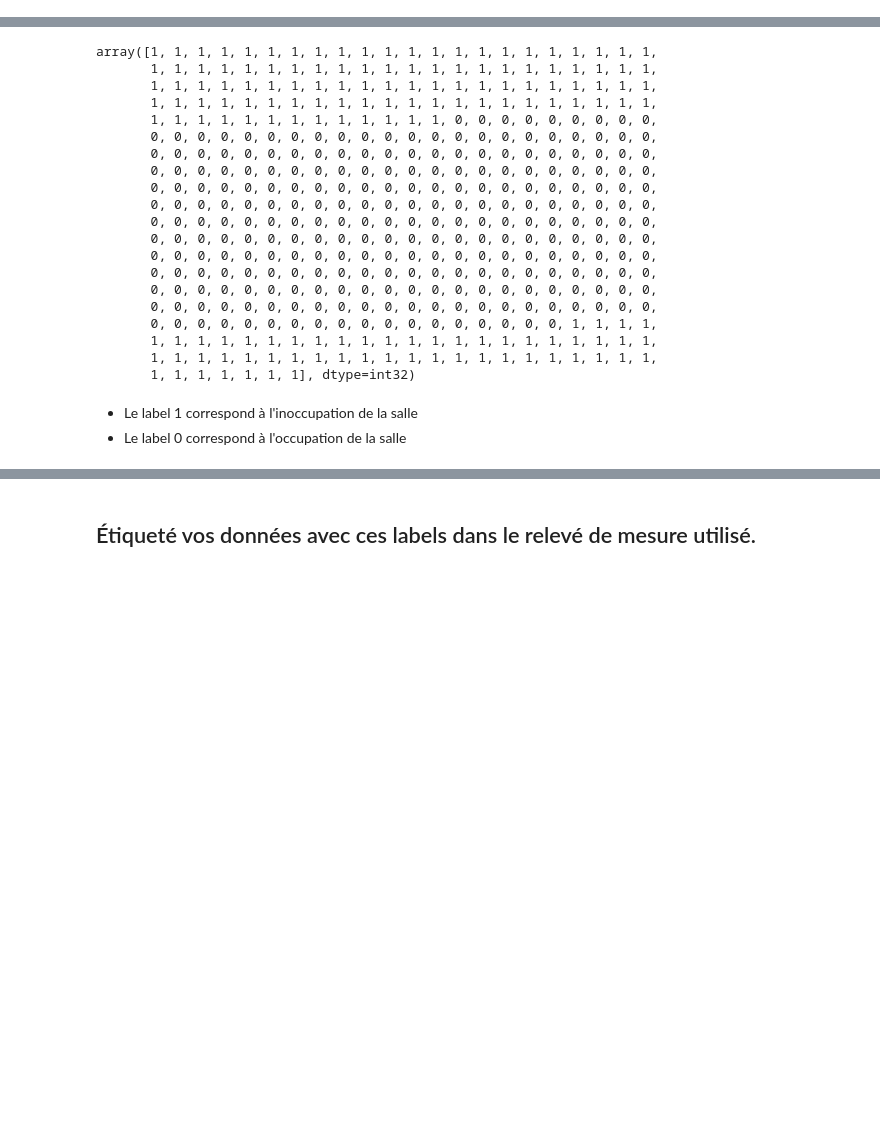
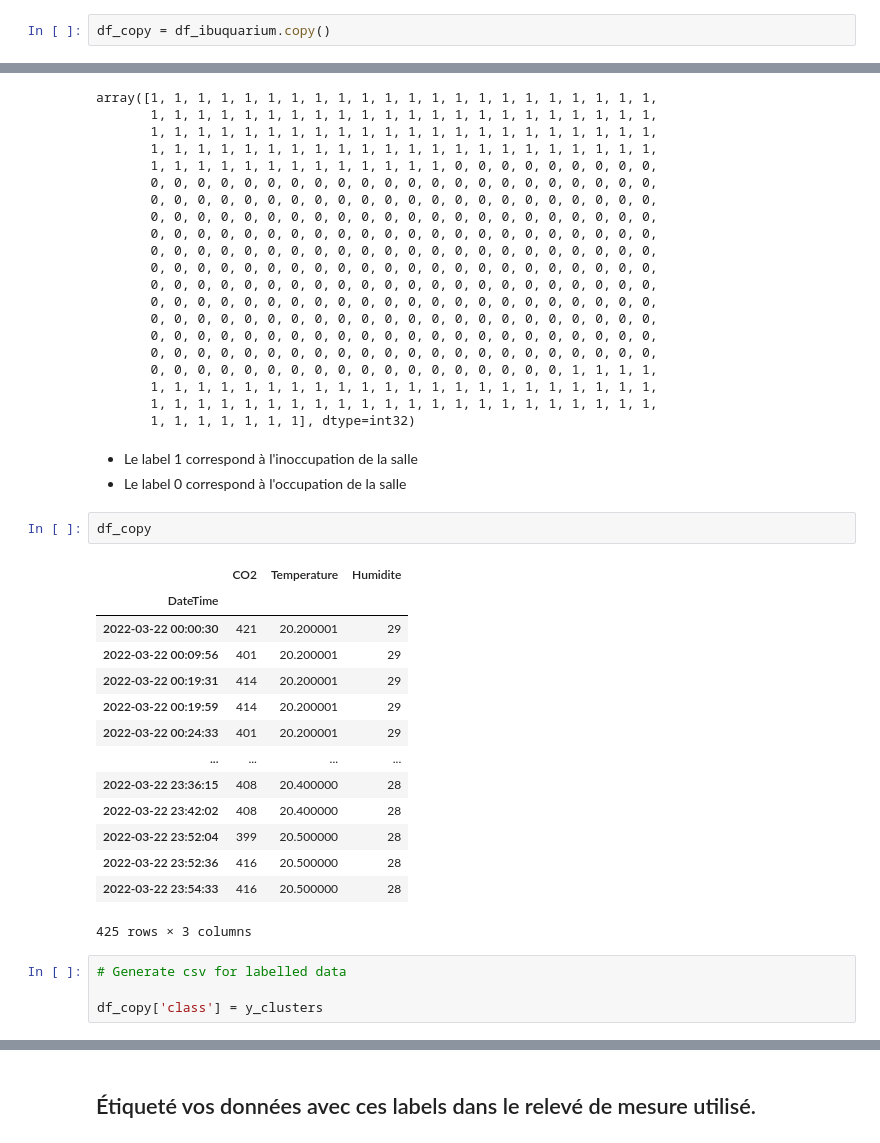
Before and after one commit to Enigmatik100/projet-IOT, a Jupyter notebook: ProjetIOT.ipynb, the cells around one changed output, grey strips where cells are left out. Cells and saved outputs as stored; diff of their text form; blank space fills up the shorter version.

```diff
--- a/ProjetIOT.ipynb
+++ b/ProjetIOT.ipynb
@@ -232,6 +232,8 @@ df_ibuquarium = df_ibuquarium[df_ibuquarium.index.floor('D') == '2022-03-22']
 ### Faisons un zoom de nos graphes précédent sur cette journée particulière
 # %% [markdown]
 Afin d'avoir une bonne visualisation, ramenons nos données à la même echelle en les normalisant.
+# %%
+df_copy = df_ibuquarium.copy()
 # %%
 from sklearn.preprocessing import StandardScaler
 
@@ -352,3 +354,24 @@ array([1, 1, 1, 1, 1, 1, 1, 1, 1, 1, 1, 1, 1, 1, 1, 1, 1, 1, 1, 1, 1, 1,
 
 *   Le label 1 correspond à l'inoccupation de la salle
 *   Le label 0 correspond à l'occupation de la salle
+# %%
+df_copy
+# %% [output]
+|  | CO2 | Temperature | Humidite |
+| DateTime |  |  |  |
+| 2022-03-22 00:00:30 | 421 | 20.200001 | 29 |
+| 2022-03-22 00:09:56 | 401 | 20.200001 | 29 |
+| 2022-03-22 00:19:31 | 414 | 20.200001 | 29 |
+| 2022-03-22 00:19:59 | 414 | 20.200001 | 29 |
+| 2022-03-22 00:24:33 | 401 | 20.200001 | 29 |
+| ... | ... | ... | ... |
+| 2022-03-22 23:36:15 | 408 | 20.400000 | 28 |
+| 2022-03-22 23:42:02 | 408 | 20.400000 | 28 |
+| 2022-03-22 23:52:04 | 399 | 20.500000 | 28 |
+| 2022-03-22 23:52:36 | 416 | 20.500000 | 28 |
+| 2022-03-22 23:54:33 | 416 | 20.500000 | 28 |
+425 rows × 3 columns
+# %%
+# Generate csv for labelled data
+
+df_copy['class'] = y_clusters
```
Also changed, not shown: parts of 7 cells of this notebook.
